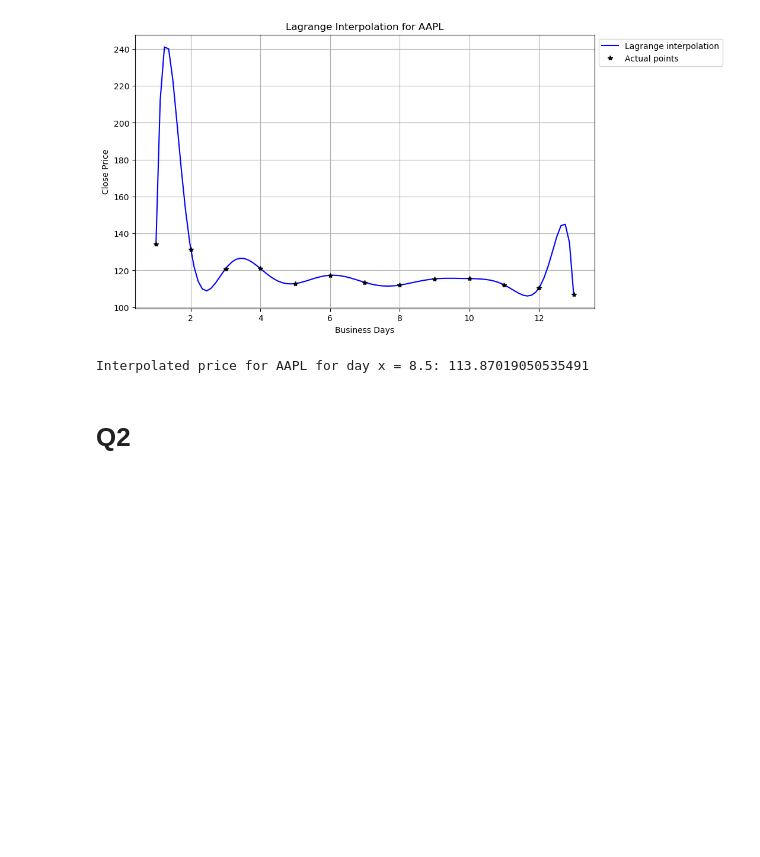
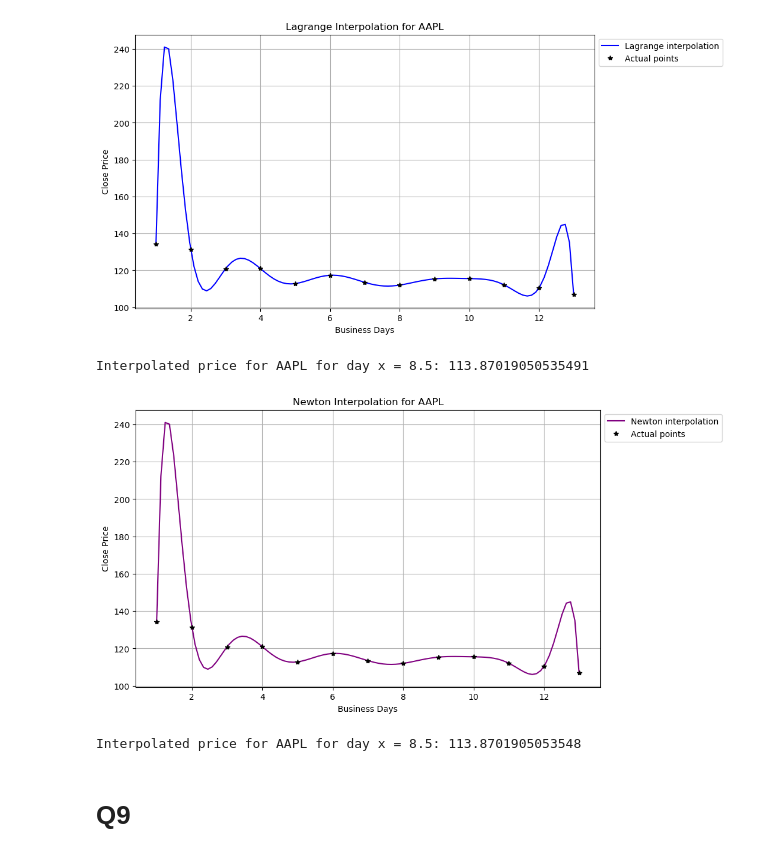
Before and after one commit to atkrish0/numerical-analysis-rbs, a Jupyter notebook: hw3/Atheesh_Krishnan_NA_HW3.ipynb, the cells around one changed output. Drawn from its saved outputs; the diff is of its cells as text; code cells hidden in the pictures; blank space fills up the shorter version.

```diff
--- a/hw3/Atheesh_Krishnan_NA_HW3.ipynb
+++ b/hw3/Atheesh_Krishnan_NA_HW3.ipynb
@@ -156,2 +155,30 @@ Interpolated price for AAPL for day x = 8.5: 113.87019050535491
+# %%
+# NEWTON INTERPOLATION
+
+# Define x and y data
+x = list(range(1, len(aapl) + 1))  # Business days starting from 1
+y = aapl[('Close', 'AAPL')].tolist()  # Close prices
+
+# Generate values for plotting the Newton interpolation
+x1 = np.linspace(min(x), max(x), 100)  # 100 points for smooth plotting
+y1 = [newton_interpolation(x, y, xi) for xi in x1]
+
+# Plot the Newton interpolation and actual data points
+plt.figure(figsize=(10, 6))
+plt.plot(x1, y1, color='purple', label='Newton interpolation')
+plt.plot(x, y, '*', color='black', label='Actual points')
+plt.xlabel('Business Days')
+plt.ylabel('Close Price')
+plt.title('Newton Interpolation for AAPL')
+plt.grid(True)
+plt.legend(loc='upper left', bbox_to_anchor=(1, 1))
+plt.show()
+
+# Interpolated price at x = 8.5 using Newton interpolation
+interpolated_price = newton_interpolation(x, y, 8.5)
+print(f"Interpolated price for AAPL for day x = 8.5: {interpolated_price}")
+# %% [output]
+[figure, added]
+Interpolated price for AAPL for day x = 8.5: 113.8701905053548
 # %% [markdown]
-# Q2
+# Q9
```
Also changed, not shown: parts of 3 cells of this notebook, 1 other file.
